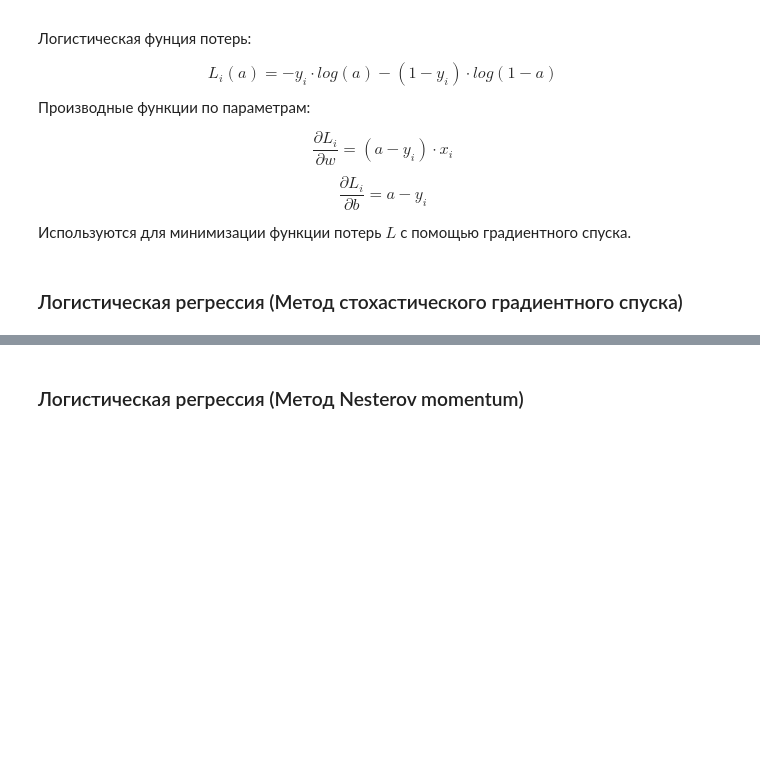
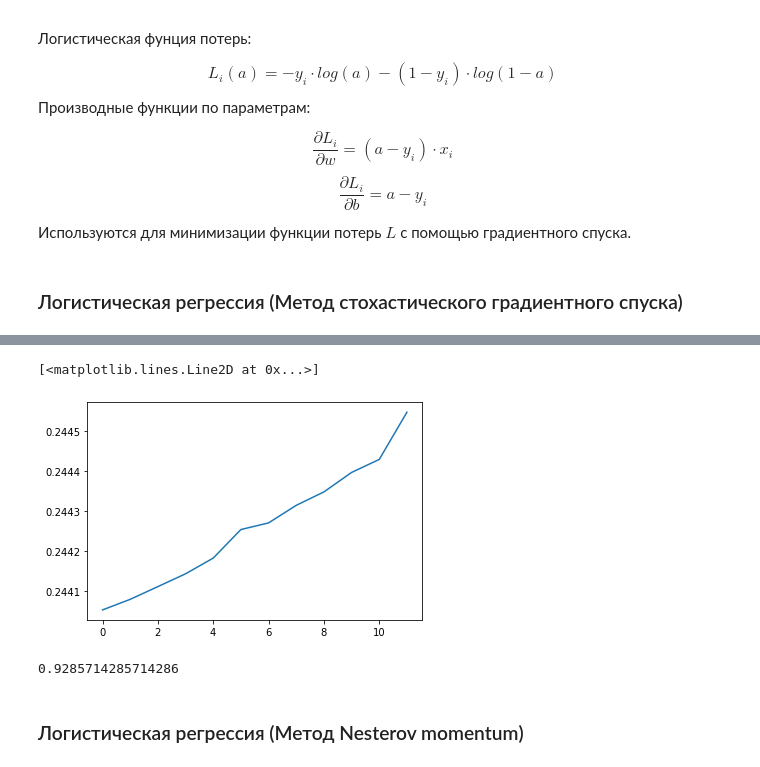
Before and after one commit to AndreyDS27/DS27, a Jupyter notebook: FEML-4/Task_3_FEML_4.ipynb, the cells around one changed output, grey strips where cells are left out. Drawn from its saved outputs; the diff is of its cells as text; code cells hidden in the pictures; blank space fills up the shorter version.

```diff
--- a/FEML-4/Task_3_FEML_4.ipynb
+++ b/FEML-4/Task_3_FEML_4.ipynb
@@ -142,3 +137,16 @@ y_pred, y_train
+# %%
+plt.plot(losses)
+# %% [output]
+[<matplotlib.lines.Line2D at 0x...>]
+[figure, added]
+# %%
+# присвоение класса [0,1] по предсказанной вероятности
+y_pred = [1 if k > threshold else 0 for k in y_pred]
+
+# точность модели
+accuracy_score(y_train, y_pred)
+# %% [output]
+0.9285714285714286
 # %% [markdown]
 ### Логистическая регрессия (Метод Nesterov momentum)
 # %%
```
Also changed, not shown: parts of 14 cells of this notebook.
